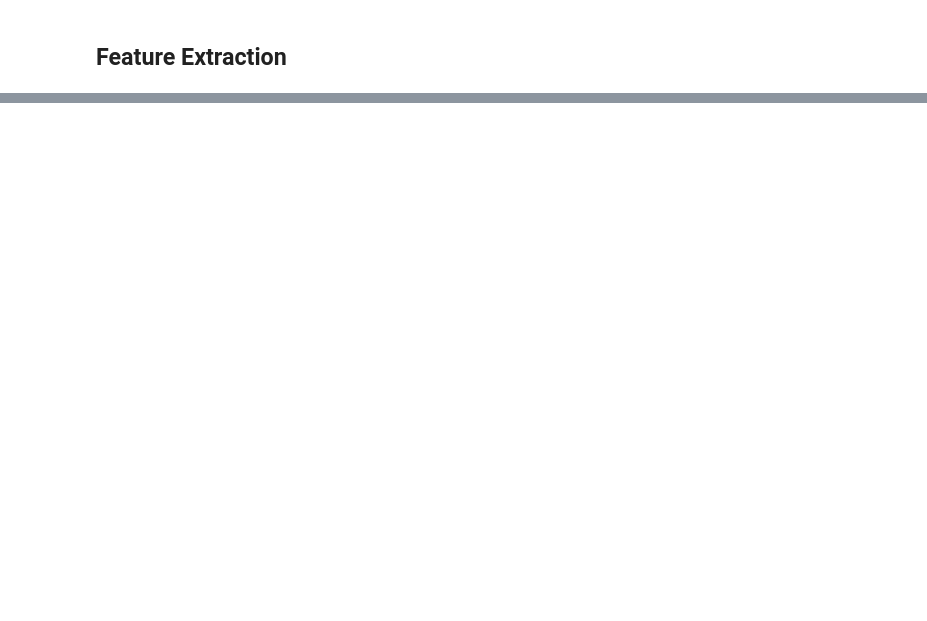
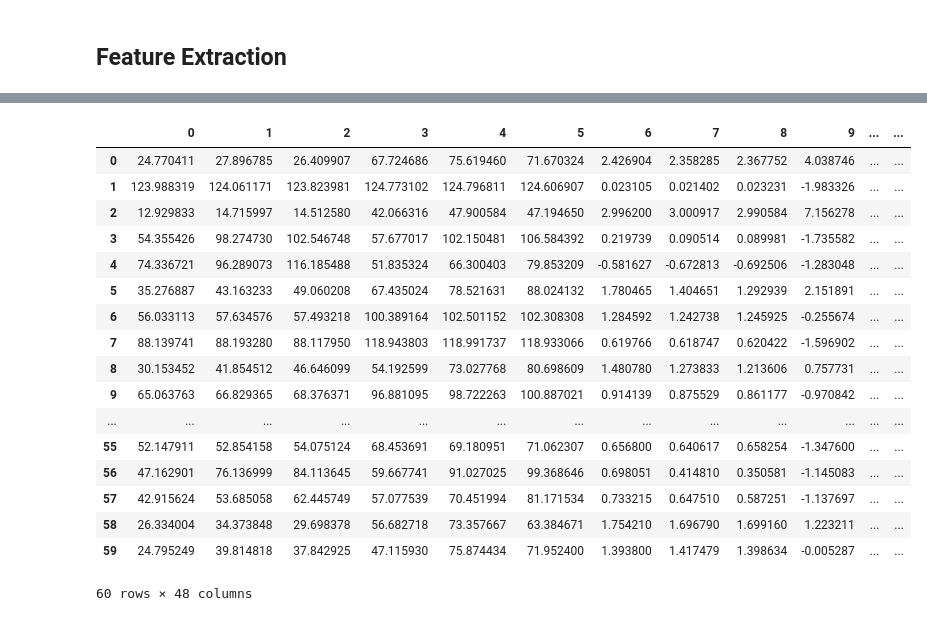
Before and after one commit to cansuyalcinn/skin-lesion-segmentation, a Jupyter notebook: notebooks/feature_extraction.ipynb, the cells around one changed output, grey strips where cells are left out. Drawn from its saved outputs; the diff is of its cells as text; code cells hidden in the pictures; blank space fills up the shorter version.

```diff
--- a/notebooks/feature_extraction.ipynb
+++ b/notebooks/feature_extraction.ipynb
@@ -230,0 +169,68 @@ array([[[0, 0, 0],
+# %%
+# Color histogram statistics -- With Segmentation
+def statistics2(img, mask):
+    mean1 = np.mean(mask*img[:,:,0])
+    mean2 = np.mean(mask*img[:,:,1])
+    mean3 = np.mean(mask*img[:,:,2])
+    std1 = np.std(mask*img[:,:,0])
+    std2 = np.std(mask*img[:,:,1])
+    std3 = np.std(mask*img[:,:,2])
+    # Skewness
+    val1 = skew((mask*img[:,:,0]).reshape(-1))
+    val2 = skew((mask*img[:,:,1]).reshape(-1))
+    val3 = skew((mask*img[:,:,2]).reshape(-1))
+    # Kurtosis
+    kval1 = kurtosis((mask*img[:,:,0]).reshape(-1))
+    kval2 = kurtosis((mask*img[:,:,1]).reshape(-1))
+    kval3 = kurtosis((mask*img[:,:,2]).reshape(-1))
+
+    stats = np.hstack([mean1,mean2,mean3, std1,std2,std3,val1,val2,val3,kval1,kval2,kval3])
+
+    return stats
+
+data = SegExamples()
+binary_data = data.seg_examples_df.iloc[:60] # only nevus vs others
+paths = "../data/"+binary_data.path
+# Different Color Channels - RGB, LAB, YCrCb, HSV
+d2 = []
+for i in paths:
+    img = cv2.imread(i)
+    gray_seg = cv2.cvtColor(img, cv2.COLOR_BGR2GRAY)
+    # Segmentation
+    ret1, mask = cv2.threshold(gray_seg, 0, 255, cv2.THRESH_BINARY+cv2.THRESH_OTSU)
+    mask_inv =  255 - mask;
+    # result_img = mask_inv * gray_seg
+
+    img_rgb = cv2.cvtColor(img, cv2.COLOR_BGR2RGB)
+    img_lab = cv2.cvtColor(img, cv2.COLOR_BGR2LAB)
+    img_ycrcb = cv2.cvtColor(img, cv2.COLOR_BGR2YCrCb)
+    img_hsv = cv2.cvtColor(img, cv2.COLOR_BGR2HSV)
+
+    stats_rgb = statistics2(img_rgb, mask_inv )
+    stats_lab = statistics2(img_lab, mask_inv)
+    stats_ycrcb = statistics2(img_ycrcb, mask_inv)
+    stats_hsv = statistics2(img_hsv, mask_inv)
+
+    s = np.hstack([stats_rgb, stats_lab, stats_ycrcb, stats_hsv])
+    d2.append(s)
+df2 = pd.DataFrame(d2)
+df2
+# %% [output]
+|  | 0 | 1 | 2 | 3 | 4 | 5 | 6 | 7 | 8 | 9 | ... | ... |
+| 0 | 24.770411 | 27.896785 | 26.409907 | 67.724686 | 75.619460 | 71.670324 | 2.426904 | 2.358285 | 2.367752 | 4.038746 | ... | ... |
+| 1 | 123.988319 | 124.061171 | 123.823981 | 124.773102 | 124.796811 | 124.606907 | 0.023105 | 0.021402 | 0.023231 | -1.983326 | ... | ... |
+| 2 | 12.929833 | 14.715997 | 14.512580 | 42.066316 | 47.900584 | 47.194650 | 2.996200 | 3.000917 | 2.990584 | 7.156278 | ... | ... |
+| 3 | 54.355426 | 98.274730 | 102.546748 | 57.677017 | 102.150481 | 106.584392 | 0.219739 | 0.090514 | 0.089981 | -1.735582 | ... | ... |
+| 4 | 74.336721 | 96.289073 | 116.185488 | 51.835324 | 66.300403 | 79.853209 | -0.581627 | -0.672813 | -0.692506 | -1.283048 | ... | ... |
+| 5 | 35.276887 | 43.163233 | 49.060208 | 67.435024 | 78.521631 | 88.024132 | 1.780465 | 1.404651 | 1.292939 | 2.151891 | ... | ... |
+| 6 | 56.033113 | 57.634576 | 57.493218 | 100.389164 | 102.501152 | 102.308308 | 1.284592 | 1.242738 | 1.245925 | -0.255674 | ... | ... |
+| 7 | 88.139741 | 88.193280 | 88.117950 | 118.943803 | 118.991737 | 118.933066 | 0.619766 | 0.618747 | 0.620422 | -1.596902 | ... | ... |
+| 8 | 30.153452 | 41.854512 | 46.646099 | 54.192599 | 73.027768 | 80.698609 | 1.480780 | 1.273833 | 1.213606 | 0.757731 | ... | ... |
+| 9 | 65.063763 | 66.829365 | 68.376371 | 96.881095 | 98.722263 | 100.887021 | 0.914139 | 0.875529 | 0.861177 | -0.970842 | ... | ... |
+| ... | ... | ... | ... | ... | ... | ... | ... | ... | ... | ... | ... | ... |
+| 55 | 52.147911 | 52.854158 | 54.075124 | 68.453691 | 69.180951 | 71.062307 | 0.656800 | 0.640617 | 0.658254 | -1.347600 | ... | ... |
+| 56 | 47.162901 | 76.136999 | 84.113645 | 59.667741 | 91.027025 | 99.368646 | 0.698051 | 0.414810 | 0.350581 | -1.145083 | ... | ... |
+| 57 | 42.915624 | 53.685058 | 62.445749 | 57.077539 | 70.451994 | 81.171534 | 0.733215 | 0.647510 | 0.587251 | -1.137697 | ... | ... |
+| 58 | 26.334004 | 34.373848 | 29.698378 | 56.682718 | 73.357667 | 63.384671 | 1.754210 | 1.696790 | 1.699160 | 1.223211 | ... | ... |
+| 59 | 24.795249 | 39.814818 | 37.842925 | 47.115930 | 75.874434 | 71.952400 | 1.393800 | 1.417479 | 1.398634 | -0.005287 | ... | ... |
+60 rows × 48 columns
```
Also changed, not shown: parts of 12 cells of this notebook, 3 other files.
